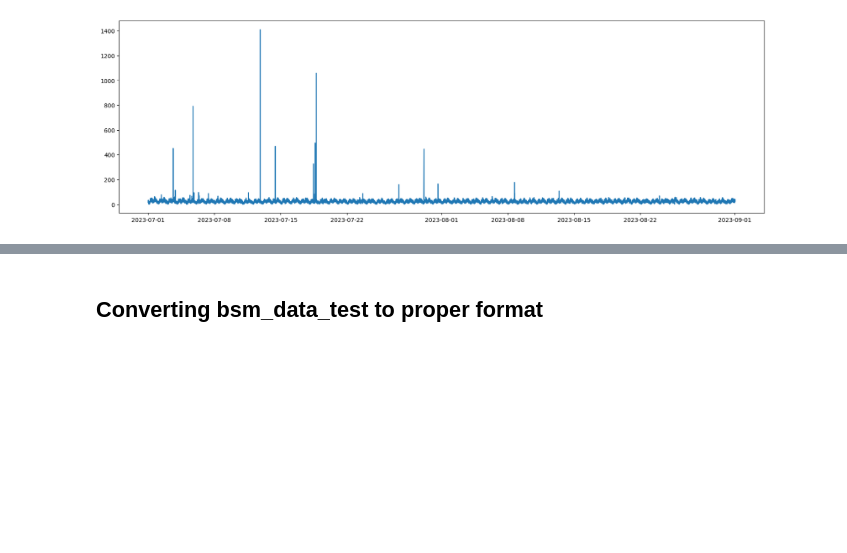
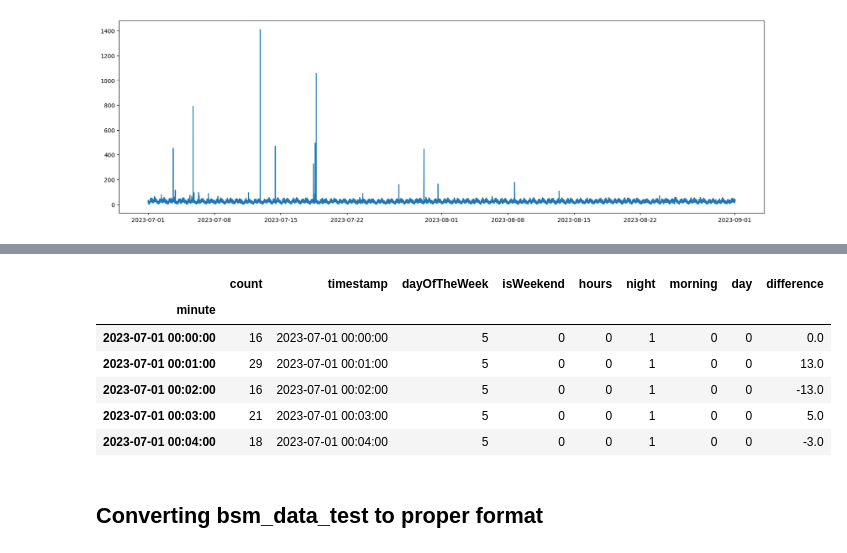
Before and after one commit to AndreyLebedinskiy/CourseProjectYear3, a Jupyter notebook: DataPrep.ipynb, the cells around one changed output, grey strips where cells are left out. Saved outputs shown, nothing was run; the diff lists cells and outputs as text; code cells hidden in the pictures; blank space fills up the shorter version.

```diff
--- a/DataPrep.ipynb
+++ b/DataPrep.ipynb
@@ -105,0 +117,13 @@ plt.show()
+# %%
+#cut repeating columns
+df_grouped = df_grouped[['i_id','minute']]
+df_grouped.rename(columns={'i_id': 'count', 'minute': 'timestamp'}, inplace=True)
+#extract day of the week and isweekend
+df_grouped['dayOfTheWeek'] = df_grouped['timestamp'].dt.dayofweek
+df_grouped['isWeekend'] = (df_grouped['dayOfTheWeek'] > 5).astype(int)
+#as we clearly have some time of the day dependency, it's smart to do some grouping
+df_grouped['hours'] = df_grouped['timestamp'].dt.hour
+df_grouped['night'] = ((df_grouped['hours'] >= 0) & (df_grouped['hours'] < 6)).astype(int)
+df_grouped['morning'] = ((df_grouped['hours'] >= 6) & (df_grouped['hours'] < 12)).astype(int)
+df_grouped['day'] = ((df_grouped['hours'] >= 12) & (df_grouped['hours'] < 18)).astype(int)
+df_grouped.head()
@@ -106,3 +138,15 @@ plt.show()
+# %%
+df_grouped['difference'] = df_grouped['count'] - df_grouped['count'].shift(1)
+df_grouped['difference'] = df_grouped['difference'].fillna(0)
+df_grouped.head()
+# %% [output]
+|  | count | timestamp | dayOfTheWeek | isWeekend | hours | night | morning | day | difference |
+| minute |  |  |  |  |  |  |  |  |  |
+| 2023-07-01 00:00:00 | 16 | 2023-07-01 00:00:00 | 5 | 0 | 0 | 1 | 0 | 0 | 0.0 |
+| 2023-07-01 00:01:00 | 29 | 2023-07-01 00:01:00 | 5 | 0 | 0 | 1 | 0 | 0 | 13.0 |
+| 2023-07-01 00:02:00 | 16 | 2023-07-01 00:02:00 | 5 | 0 | 0 | 1 | 0 | 0 | -13.0 |
+| 2023-07-01 00:03:00 | 21 | 2023-07-01 00:03:00 | 5 | 0 | 0 | 1 | 0 | 0 | 5.0 |
+| 2023-07-01 00:04:00 | 18 | 2023-07-01 00:04:00 | 5 | 0 | 0 | 1 | 0 | 0 | -3.0 |
 # %% [markdown]
 ## Converting bsm_data_test to proper format
 # %%
```
Also changed, not shown: parts of 11 cells of this notebook.
